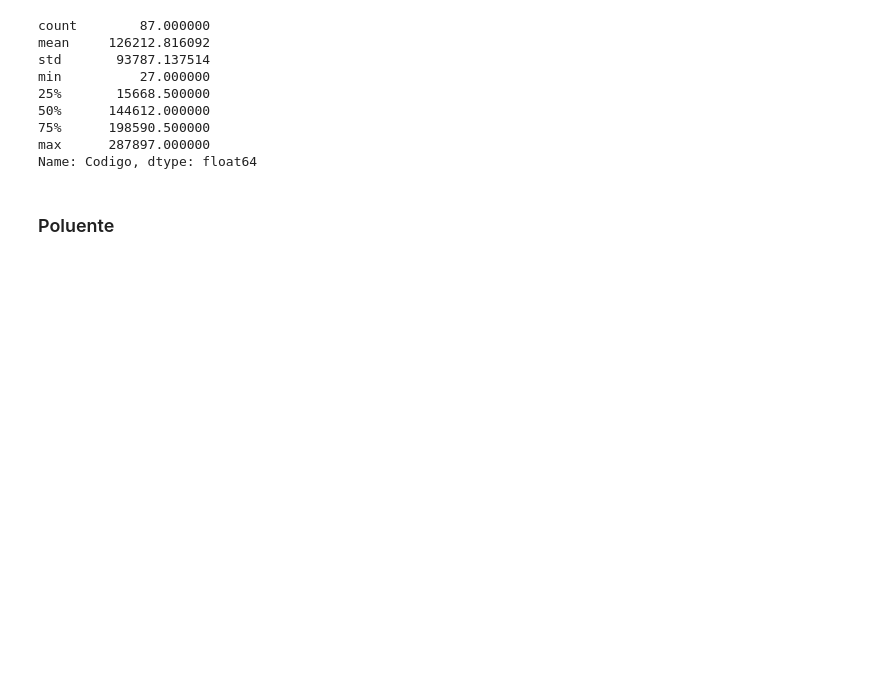
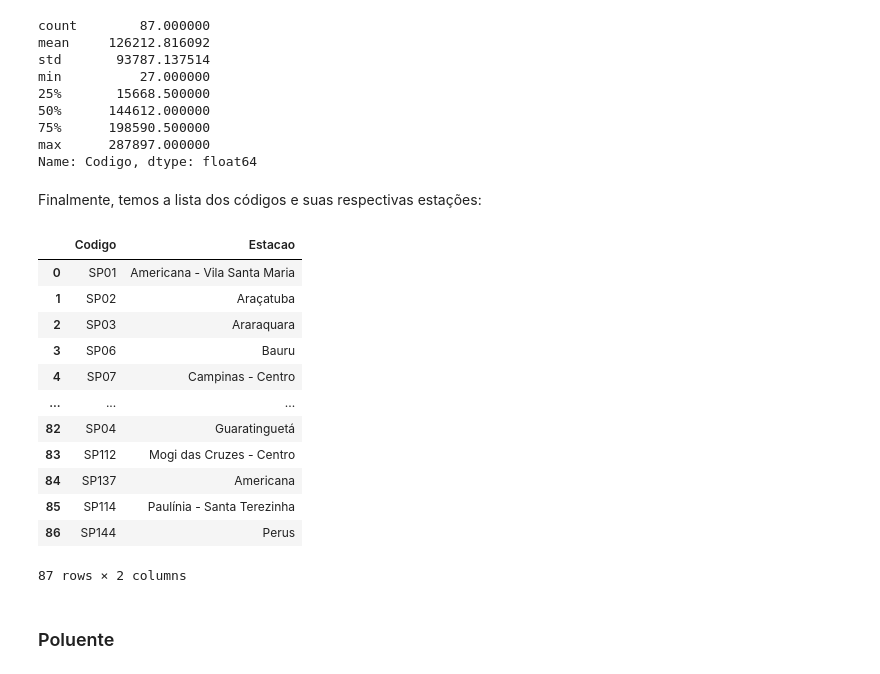
Before and after one commit to Samirnunes/data-science, a Jupyter notebook: eda_air_pollution_sao_paulo.ipynb, the cells around one changed output. Drawn from its saved outputs; the diff is of its cells as text; code cells hidden in the pictures; blank space fills up the shorter version.

```diff
--- a/eda_air_pollution_sao_paulo.ipynb
+++ b/eda_air_pollution_sao_paulo.ipynb
@@ -354,5 +353,23 @@ min          27.000000
 75%      198590.500000
 max      287897.000000
 Name: Codigo, dtype: float64
+# %% [markdown]
+Finalmente, temos a lista dos códigos e suas respectivas estações:
+# %%
+data[['Codigo', 'Estacao']].drop_duplicates().reset_index(drop = True)
+# %% [output]
+|  | Codigo | Estacao |
+| 0 | SP01 | Americana - Vila Santa Maria |
+| 1 | SP02 | Araçatuba |
+| 2 | SP03 | Araraquara |
+| 3 | SP06 | Bauru |
+| 4 | SP07 | Campinas - Centro |
+| ... | ... | ... |
+| 82 | SP04 | Guaratinguetá |
+| 83 | SP112 | Mogi das Cruzes - Centro |
+| 84 | SP137 | Americana |
+| 85 | SP114 | Paulínia - Santa Terezinha |
+| 86 | SP144 | Perus |
+87 rows × 2 columns
 # %% [markdown]
 ### Poluente
```
Also changed, not shown: parts of 22 cells of this notebook.
